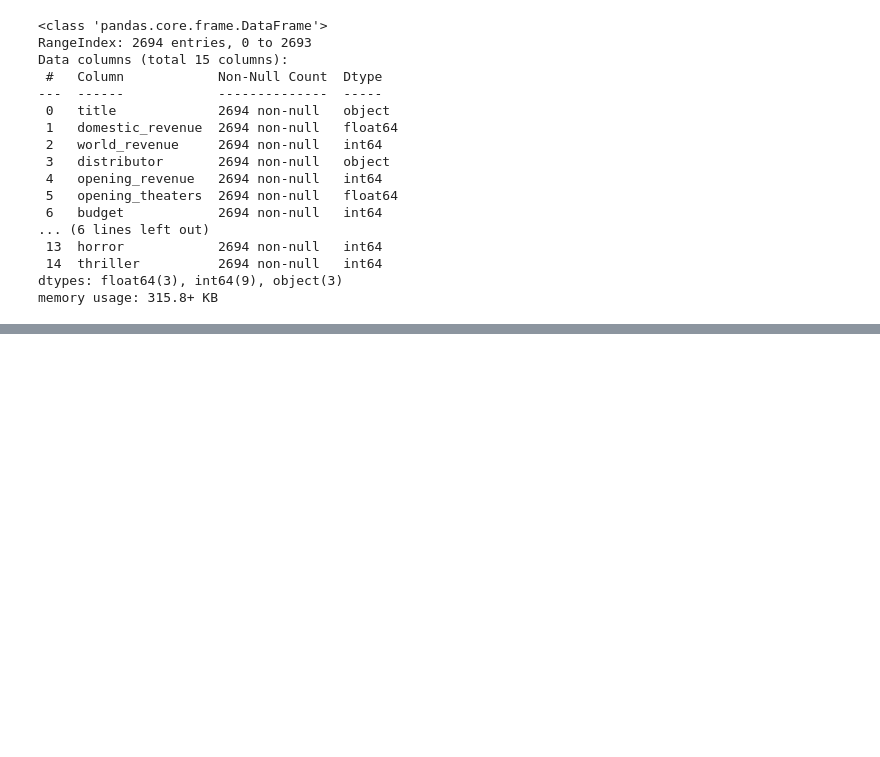
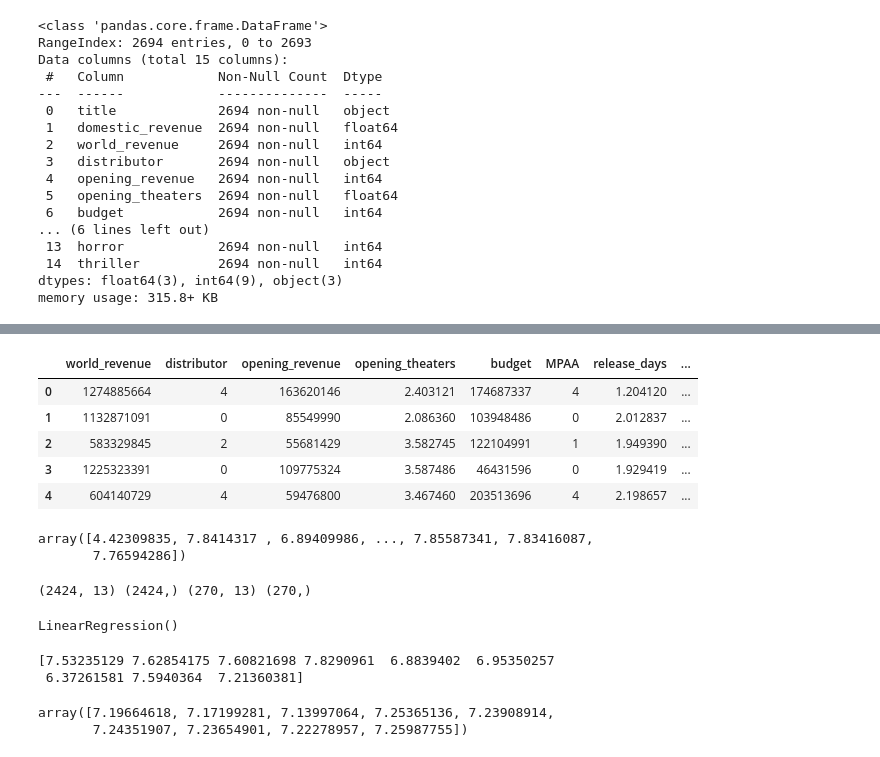
Before and after one commit to bsovhalkar/ML-Projects, a Jupyter notebook: Box Office Revenue Prediction Using Linear Regression/program.ipynb, the cells around one changed output, grey strips where cells are left out. Cells and saved outputs as stored; diff of their text form; code cells hidden in the pictures; blank space fills up the shorter version.

Commit message:
Added model and splitted data

```diff
--- a/Box Office Revenue Prediction Using Linear Regression/program.ipynb
+++ b/Box Office Revenue Prediction Using Linear Regression/program.ipynb
@@ -191,3 +191,7 @@ Data columns (total 15 columns):
  14  thriller          2694 non-null   int64
 dtypes: float64(3), int64(9), object(3)
 memory usage: 315.8+ KB
+# %%
+for i in (['distributor','MPAA']):
+    le = LabelEncoder()
+    dt[i] = le.fit_transform(dt[i])
@@ -193,0 +258,10 @@ memory usage: 315.8+ KB
+# %%
+features = dt.drop(['title','domestic_revenue'],axis=1)
+features.head()
+# %% [output]
+|  | world_revenue | distributor | opening_revenue | opening_theaters | budget | MPAA | release_days | ... |
+| 0 | 1274885664 | 4 | 163620146 | 2.403121 | 174687337 | 4 | 1.204120 | ... |
+| 1 | 1132871091 | 0 | 85549990 | 2.086360 | 103948486 | 0 | 2.012837 | ... |
+| 2 | 583329845 | 2 | 55681429 | 3.582745 | 122104991 | 1 | 1.949390 | ... |
+| 3 | 1225323391 | 0 | 109775324 | 3.587486 | 46431596 | 0 | 1.929419 | ... |
+| 4 | 604140729 | 4 | 59476800 | 3.467460 | 203513696 | 4 | 2.198657 | ... |
@@ -193,0 +270,23 @@ memory usage: 315.8+ KB
+# %%
+target
+# %% [output]
+array([4.42309835, 7.8414317 , 6.89409986, ..., 7.85587341, 7.83416087,
+       7.76594286])
+# %%
+xTrain , xTest , yTrain ,yTest = train_test_split(features,target,test_size=.1,random_state=20)
+print(f"{xTrain.shape} {yTrain.shape} {xTest.shape} {yTest.shape}" )
+# %% [output]
+(2424, 13) (2424,) (270, 13) (270,)
+# %%
+model = LinearRegression()
+model.fit(xTrain,yTrain)
+# %% [output]
+LinearRegression()
+# %%
+print(yTest[1:10])
+model.predict(xTest)[1:10]
+# %% [output]
+[7.53235129 7.62854175 7.60821698 7.8290961  6.8839402  6.95350257
+ 6.37261581 7.5940364  7.21360381]
+array([7.19664618, 7.17199281, 7.13997064, 7.25365136, 7.23908914,
+       7.24351907, 7.23654901, 7.22278957, 7.25987755])
```
Also changed, not shown: parts of 4 cells of this notebook.
